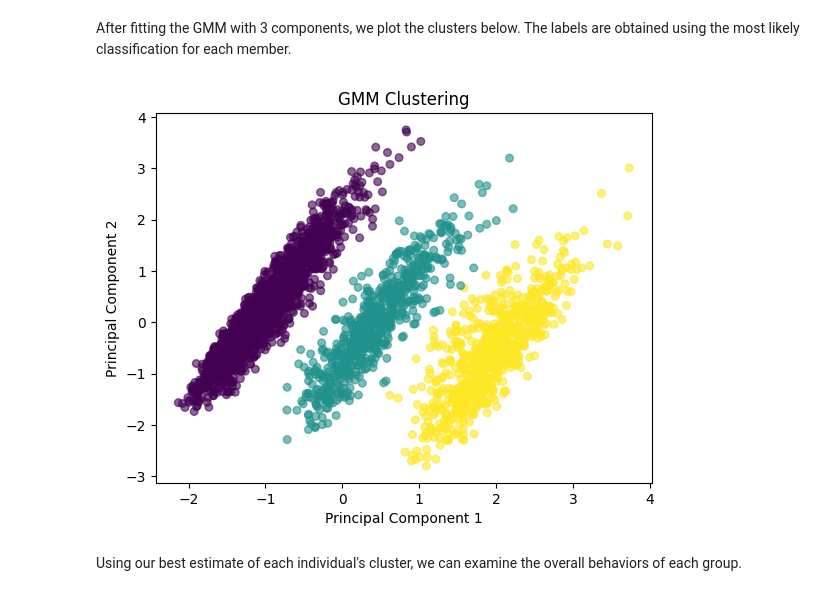
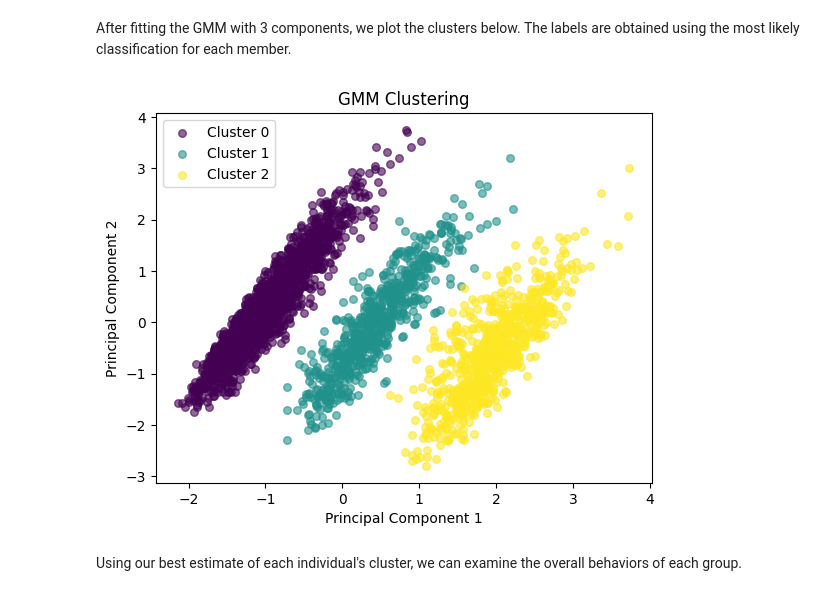
Before and after one commit to kennethwirjadisastra/customer_churn, a Jupyter notebook: gym_churn_clustering.ipynb, the cells around one changed output. Drawn from its saved outputs; the diff is of its cells as text; code cells hidden in the pictures.

Commit message:
add legend to pca clustering plot

```diff
--- a/gym_churn_clustering.ipynb
+++ b/gym_churn_clustering.ipynb
@@ -143,15 +143,21 @@ labels_train = gmm.fit_predict(X_train_pca)
 probs_train = gmm.predict_proba(X_train_pca)
 # %% [markdown]
 After fitting the GMM with 3 components, we plot the clusters below. The labels are obtained using the most likely classification for each member.
-# %%
-# plot clusters
-plt.scatter(X_train_pca[:, 0], X_train_pca[:, 1], c=labels_train, cmap='viridis', s=30, alpha=0.6)
-plt.title("GMM Clustering")
-plt.xlabel("Principal Component 1")
-plt.ylabel("Principal Component 2")
-plt.show()
-# %% [output]
-[figure, removed]
+# %%
+# plot clusters
+fig, ax = plt.subplots()
+cmap = plt.colormaps['viridis']
+colors = {i: cmap(i / (n_clusters - 1)) for i in range(n_clusters)}
+for i in range(n_clusters):
+  cluster_i = X_train_pca[labels_train == i]
+  ax.scatter(cluster_i[:, 0], cluster_i[:, 1], color=colors[i], label=f'Cluster {i}', s=30, alpha=0.6)
+ax.set_title("GMM Clustering")
+ax.set_xlabel("Principal Component 1")
+ax.set_ylabel("Principal Component 2")
+ax.legend()
+plt.show()
+# %% [output]
+[figure, added]
 # %% [markdown]
 Using our best estimate of each individual's cluster, we can examine the overall behaviors of each group.
 # %%
```
